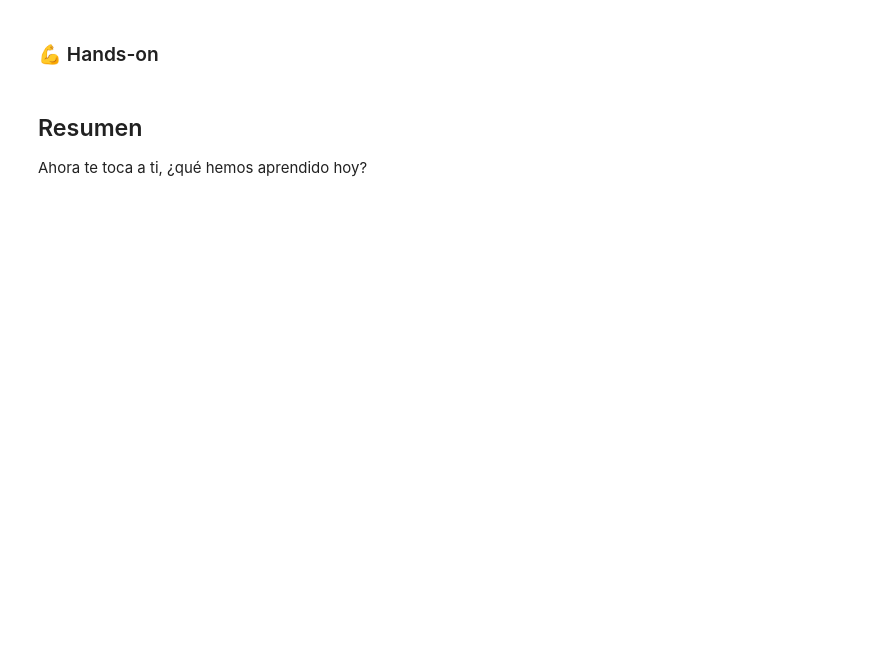
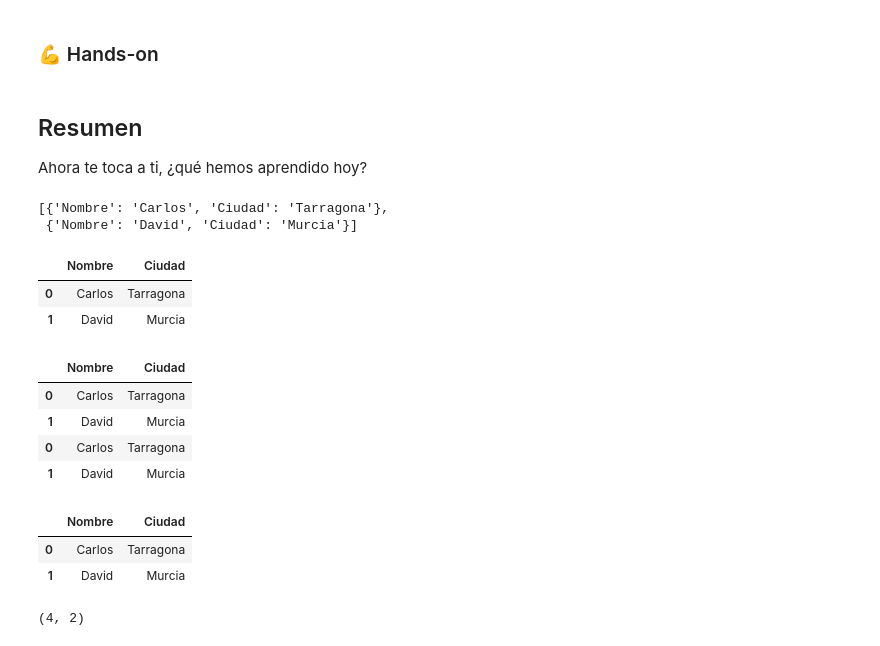
Before and after one commit to OscarFraile/EVOLVE, a Jupyter notebook: Fernando_Costa/Notebooks/post/2.1.1 - Intro Python - Data types.ipynb, the cells around one changed output. Drawn from its saved outputs; the diff is of its cells as text; code cells hidden in the pictures; blank space fills up the shorter version.

```diff
--- a/Fernando_Costa/Notebooks/post/2.1.1 - Intro Python - Data types.ipynb
+++ b/Fernando_Costa/Notebooks/post/2.1.1 - Intro Python - Data types.ipynb
@@ -636,0 +1302,38 @@ Ahora te toca a ti, ¿qué hemos aprendido hoy?
+# %%
+import pandas as pd
+alumno_1 = {"Nombre":"Carlos", "Ciudad":"Tarragona"}
+alumno_2 = {"Nombre":"David", "Ciudad":"Murcia"}
+alumnos = [alumno_1, alumno_2]
+alumnos
+# %% [output]
+[{'Nombre': 'Carlos', 'Ciudad': 'Tarragona'},
+ {'Nombre': 'David', 'Ciudad': 'Murcia'}]
+# %%
+df = pd.DataFrame(alumnos)
+# estructura tabular -> una lista de diccionarios
+df
+# %% [output]
+|  | Nombre | Ciudad |
+| 0 | Carlos | Tarragona |
+| 1 | David | Murcia |
+# %%
+df_2 = df.copy()
+# %%
+df_3 = pd.concat([df, df_2])
+df_3
+# %% [output]
+|  | Nombre | Ciudad |
+| 0 | Carlos | Tarragona |
+| 1 | David | Murcia |
+| 0 | Carlos | Tarragona |
+| 1 | David | Murcia |
+# %%
+df.copy() # método - HAGO - verbo
+# %% [output]
+|  | Nombre | Ciudad |
+| 0 | Carlos | Tarragona |
+| 1 | David | Murcia |
+# %%
+df_3.shape # atributos - cosas - sustantivos
+# %% [output]
+(4, 2)
```
Also changed, not shown: parts of 124 cells of this notebook.
